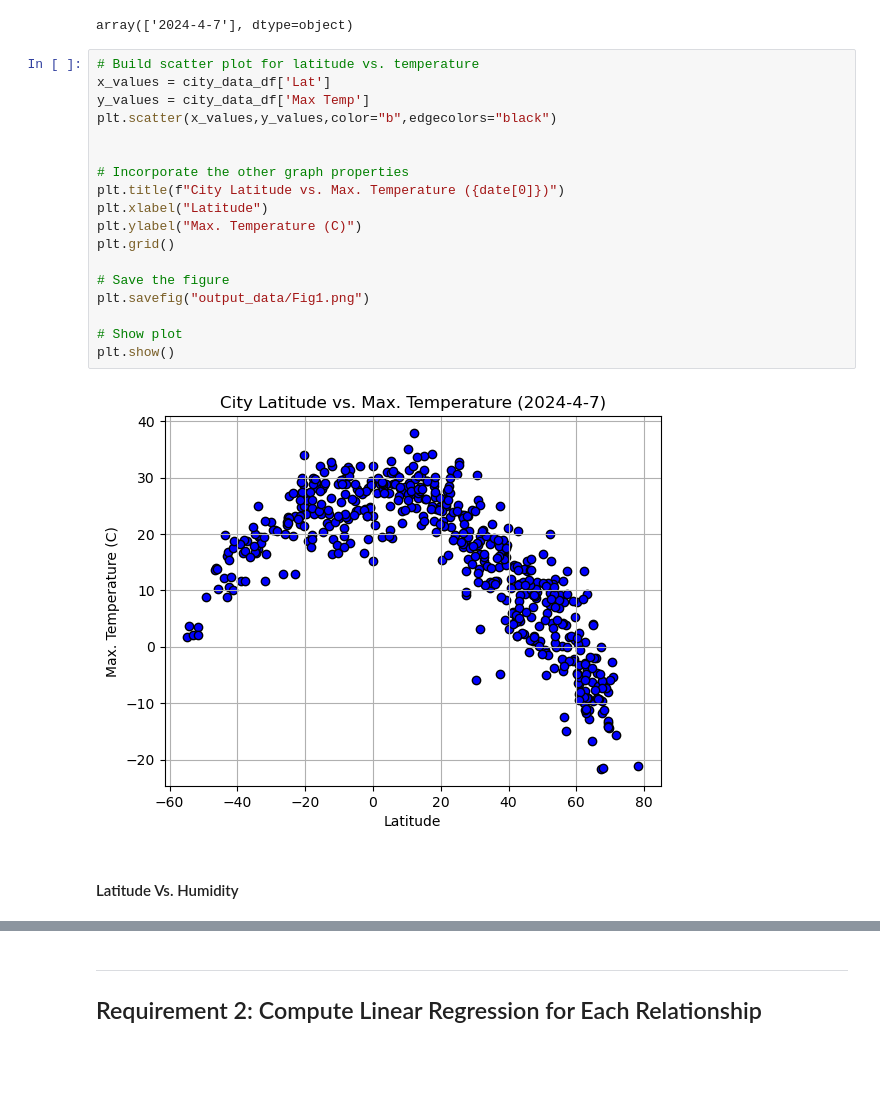
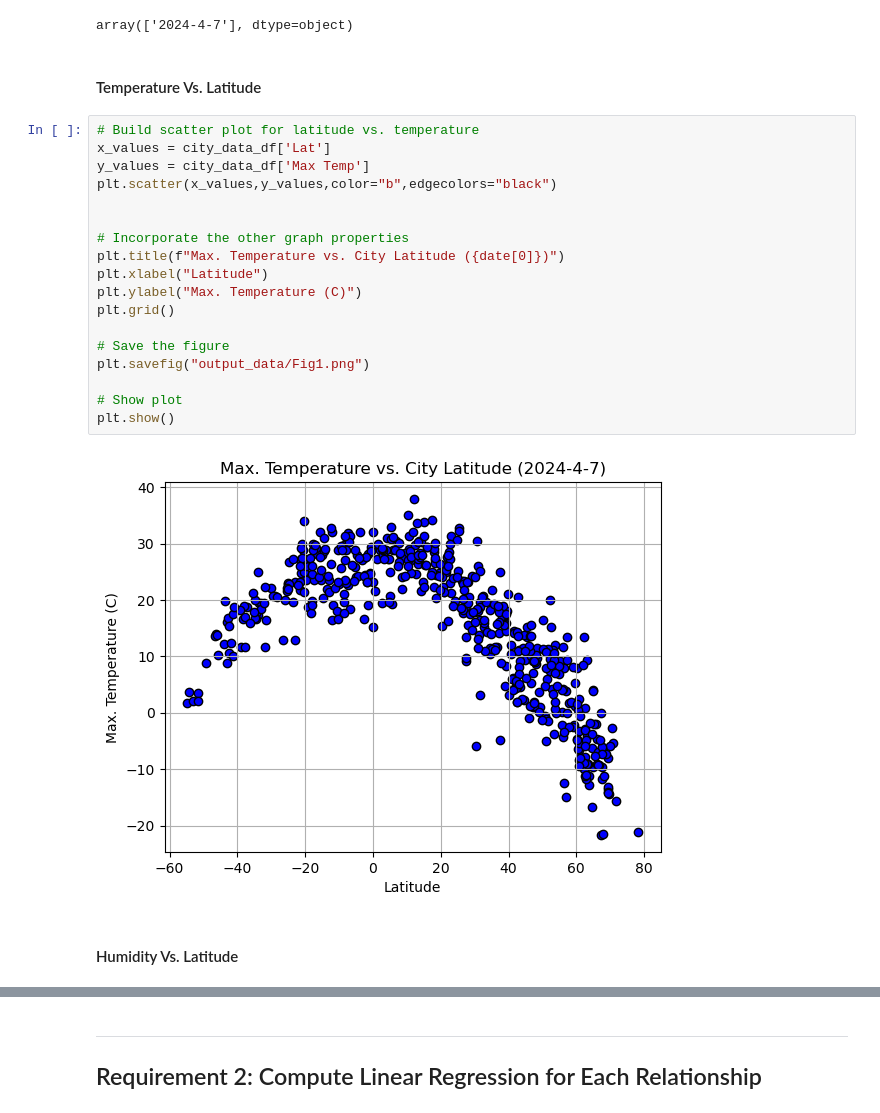
Before and after one commit to danielmolina81/python-api-challenge, a Jupyter notebook: WeatherPy/WeatherPy.ipynb, the cells around one changed output, grey strips where cells are left out. Cells and saved outputs as stored; diff of their text form; blank space fills up the shorter version.

```diff
--- a/WeatherPy/WeatherPy.ipynb
+++ b/WeatherPy/WeatherPy.ipynb
@@ -194,28 +192,30 @@ date = dates_pd["Date2"].unique()
 date
 # %% [output]
 array(['2024-4-7'], dtype=object)
+# %% [markdown]
+#### Temperature Vs. Latitude
 # %%
 # Build scatter plot for latitude vs. temperature
 x_values = city_data_df['Lat']
 y_values = city_data_df['Max Temp']
 plt.scatter(x_values,y_values,color="b",edgecolors="black")
 
 
 # Incorporate the other graph properties
-plt.title(f"City Latitude vs. Max. Temperature ({date[0]})")
+plt.title(f"Max. Temperature vs. City Latitude ({date[0]})")
 plt.xlabel("Latitude")
 plt.ylabel("Max. Temperature (C)")
 plt.grid()
 
 # Save the figure
 plt.savefig("output_data/Fig1.png")
 
 # Show plot
 plt.show()
 # %% [output]
-[figure, old version]
+[figure, new version]
 # %% [markdown]
-#### Latitude Vs. Humidity
+#### Humidity Vs. Latitude
 # %%
 # Build the scatter plots for latitude vs. humidity
 x_values = city_data_df['Lat']
```
Also changed, not shown: parts of 16 cells of this notebook, 13 other files.
